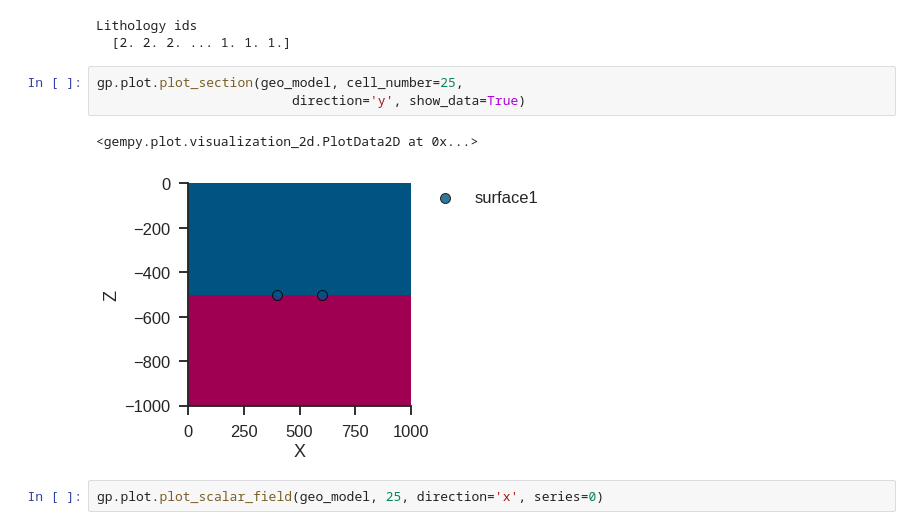
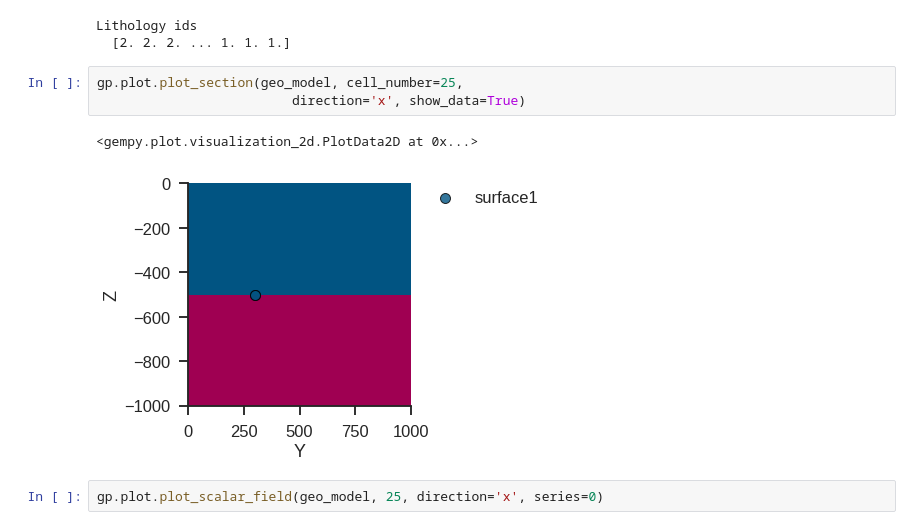
Before and after one commit to gempy-project/gempy, a Jupyter notebook: notebooks/tutorials/ch1-6_CreatingModels.ipynb, the cells around one changed output. Saved outputs shown, nothing was run; the diff lists cells and outputs as text.

```diff
--- a/notebooks/tutorials/ch1-6_CreatingModels.ipynb
+++ b/notebooks/tutorials/ch1-6_CreatingModels.ipynb
@@ -74,10 +74,10 @@ Lithology ids
   [2. 2. 2. ... 1. 1. 1.]
 # %%
 gp.plot.plot_section(geo_model, cell_number=25,
-                         direction='y', show_data=True)
+                         direction='x', show_data=True)
 # %% [output]
 <gempy.plot.visualization_2d.PlotData2D at 0x...>
-[figure, old version]
+[figure, new version]
 # %%
 gp.plot.plot_scalar_field(geo_model, 25, direction='x', series=0)
 # %% [output]
```
Also changed, not shown: parts of 8 cells of this notebook, 4 other files.
